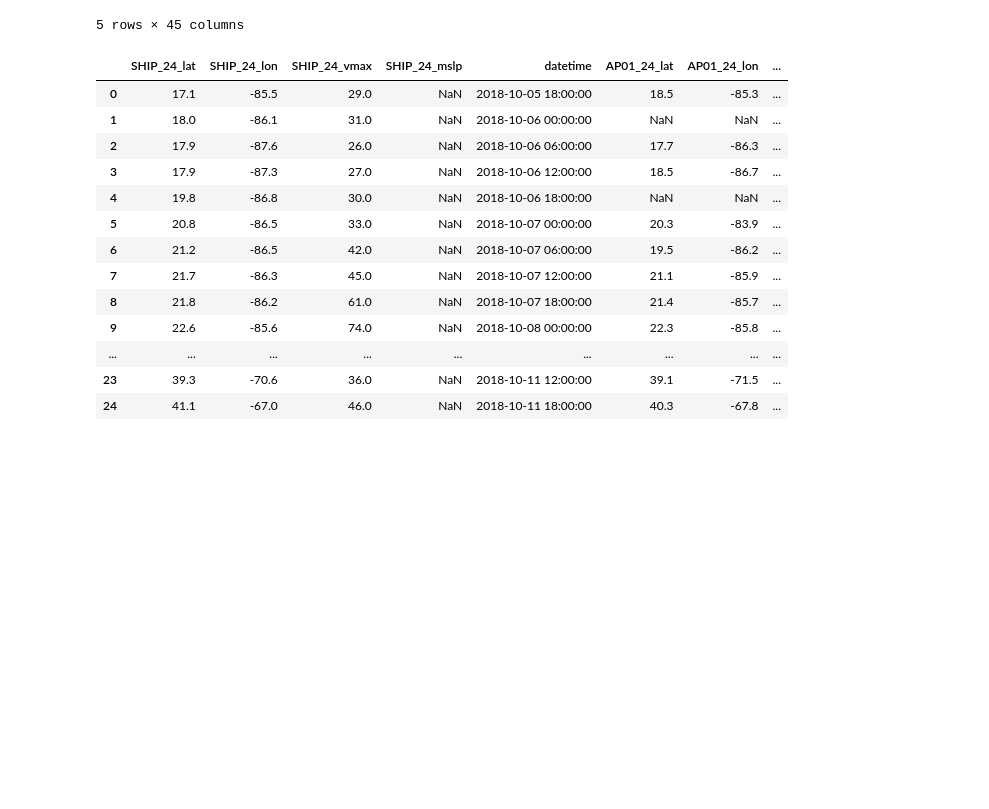
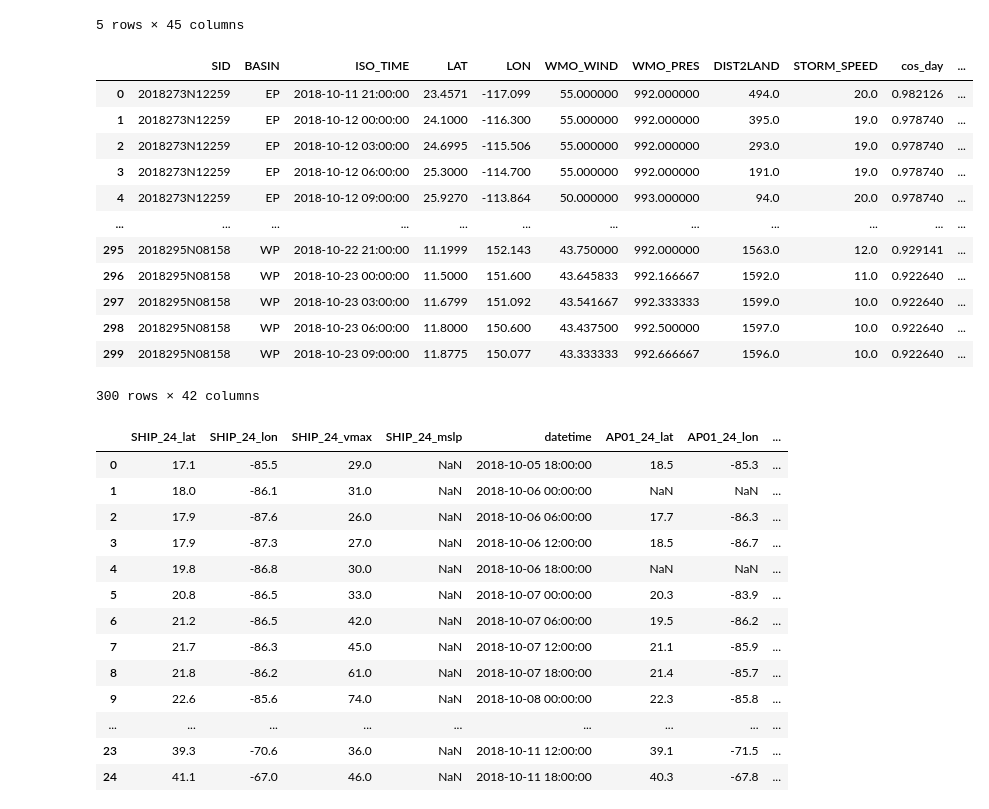
Before and after one commit to leobix/hurricast, a Jupyter notebook: nhc_baselines/Tropycal.ipynb, the cells around one changed output. Saved outputs shown, nothing was run; the diff lists cells and outputs as text; code cells hidden in the pictures; blank space fills up the shorter version.

```diff
--- a/nhc_baselines/Tropycal.ipynb
+++ b/nhc_baselines/Tropycal.ipynb
@@ -161,6 +162,22 @@ one-hot added for  BASIN
 | 3 | 2018273N12259 | EP | 2018-10-12 06:00:00 | 25.3000 | -114.700 | 55.0 | 992.0 | 191.0 | 19.0 | 0.978740 | ... |
 | 4 | 2018273N12259 | EP | 2018-10-12 09:00:00 | 25.9270 | -113.864 | 50.0 | 993.0 | 94.0 | 20.0 | 0.978740 | ... |
 5 rows × 45 columns
+# %%
+df1
+# %% [output]
+|  | SID | BASIN | ISO_TIME | LAT | LON | WMO_WIND | WMO_PRES | DIST2LAND | STORM_SPEED | cos_day | ... |
+| 0 | 2018273N12259 | EP | 2018-10-11 21:00:00 | 23.4571 | -117.099 | 55.000000 | 992.000000 | 494.0 | 20.0 | 0.982126 | ... |
+| 1 | 2018273N12259 | EP | 2018-10-12 00:00:00 | 24.1000 | -116.300 | 55.000000 | 992.000000 | 395.0 | 19.0 | 0.978740 | ... |
+| 2 | 2018273N12259 | EP | 2018-10-12 03:00:00 | 24.6995 | -115.506 | 55.000000 | 992.000000 | 293.0 | 19.0 | 0.978740 | ... |
+| 3 | 2018273N12259 | EP | 2018-10-12 06:00:00 | 25.3000 | -114.700 | 55.000000 | 992.000000 | 191.0 | 19.0 | 0.978740 | ... |
+| 4 | 2018273N12259 | EP | 2018-10-12 09:00:00 | 25.9270 | -113.864 | 50.000000 | 993.000000 | 94.0 | 20.0 | 0.978740 | ... |
+| ... | ... | ... | ... | ... | ... | ... | ... | ... | ... | ... | ... |
+| 295 | 2018295N08158 | WP | 2018-10-22 21:00:00 | 11.1999 | 152.143 | 43.750000 | 992.000000 | 1563.0 | 12.0 | 0.929141 | ... |
+| 296 | 2018295N08158 | WP | 2018-10-23 00:00:00 | 11.5000 | 151.600 | 43.645833 | 992.166667 | 1592.0 | 11.0 | 0.922640 | ... |
+| 297 | 2018295N08158 | WP | 2018-10-23 03:00:00 | 11.6799 | 151.092 | 43.541667 | 992.333333 | 1599.0 | 10.0 | 0.922640 | ... |
+| 298 | 2018295N08158 | WP | 2018-10-23 06:00:00 | 11.8000 | 150.600 | 43.437500 | 992.500000 | 1597.0 | 10.0 | 0.922640 | ... |
+| 299 | 2018295N08158 | WP | 2018-10-23 09:00:00 | 11.8775 | 150.077 | 43.333333 | 992.666667 | 1596.0 | 10.0 | 0.922640 | ... |
+300 rows × 42 columns
 # %%
 # df0.loc[df0['NAME']=='michael']['BASIN']
 # df1
```
Also changed, not shown: parts of 1 cell of this notebook, 2 other files.
